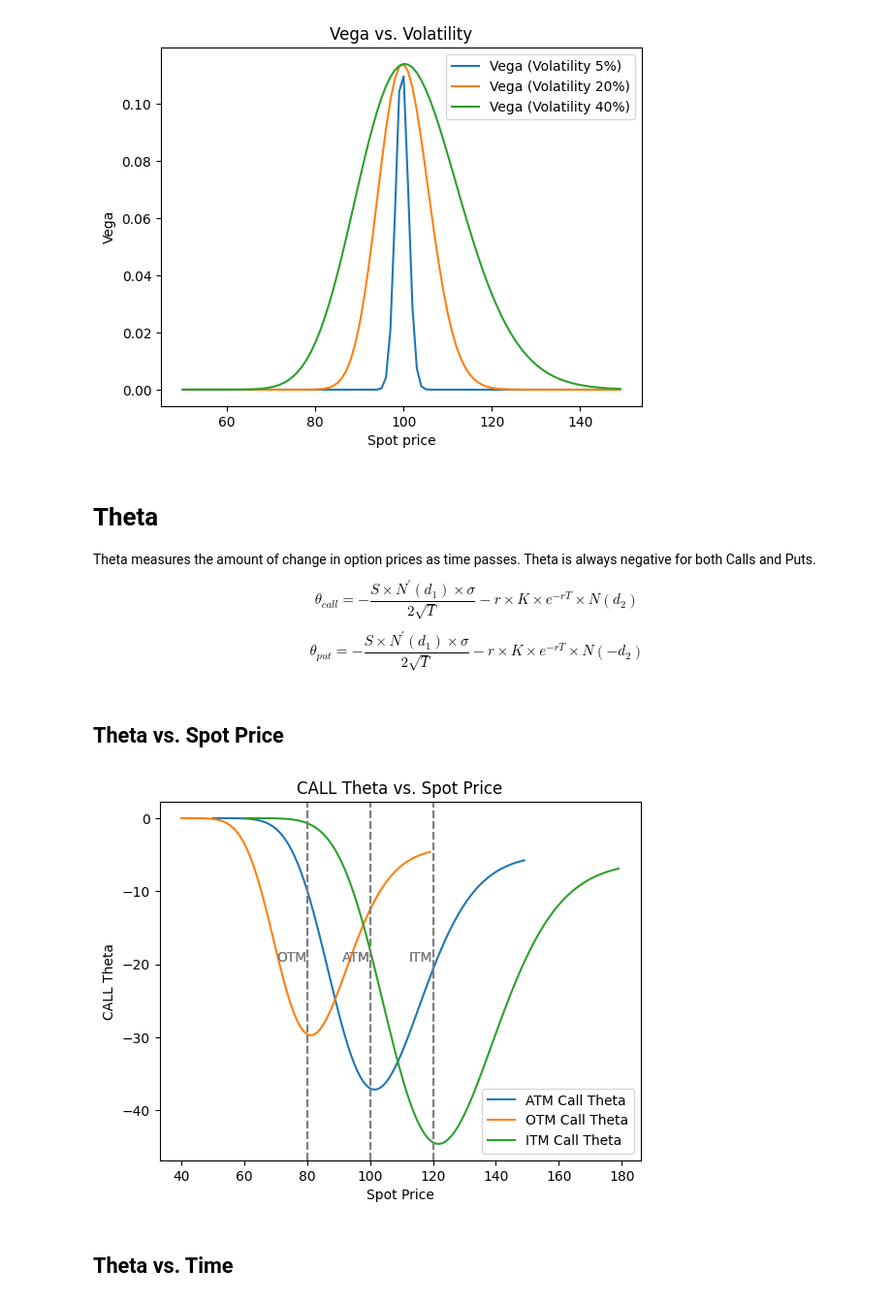
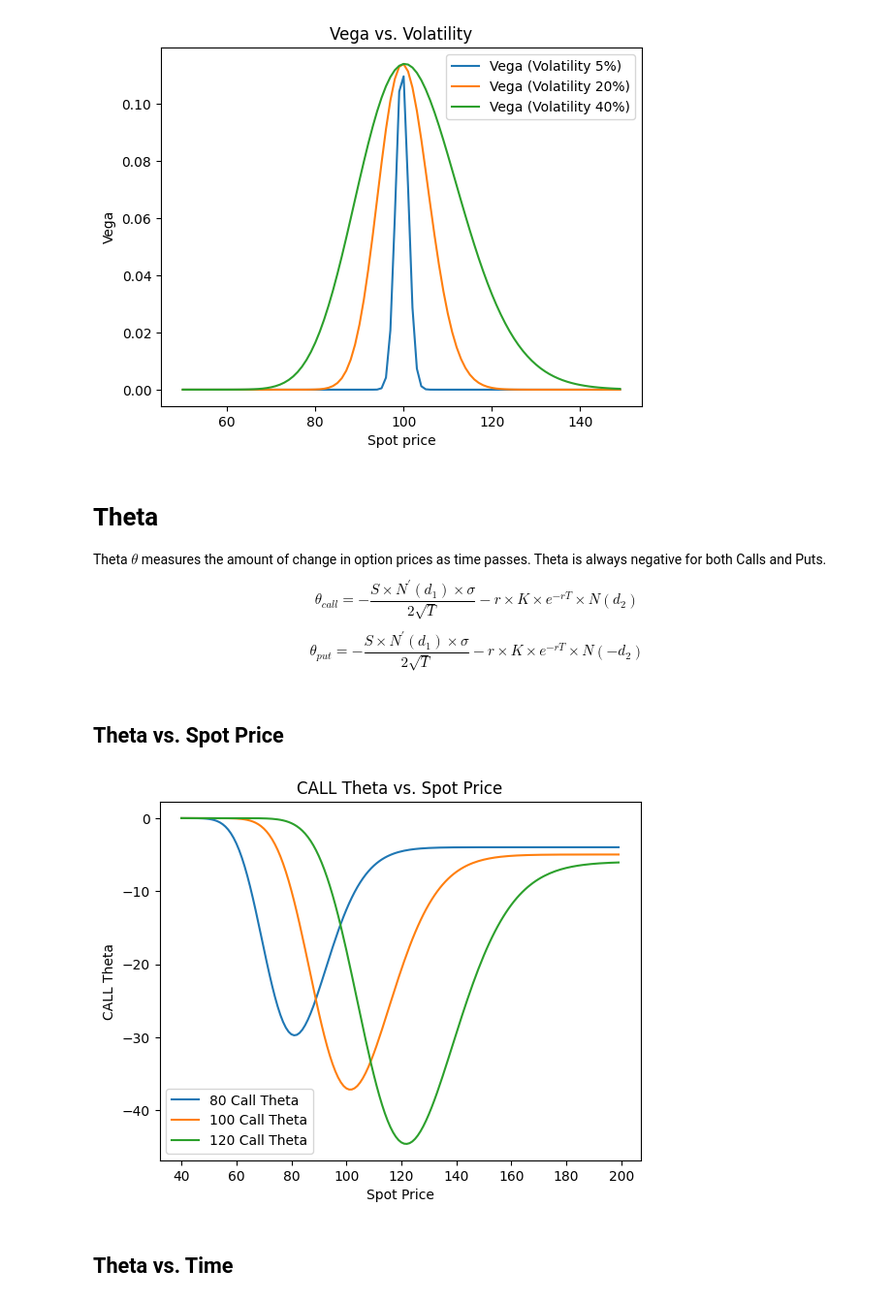
Before and after one commit to jhtkoo0426/options-analysis, a Jupyter notebook: greeks_analysis.ipynb, the cells around one changed output. Shown at 97% size. Drawn from its saved outputs; the diff is of its cells as text; code cells hidden in the pictures.

```diff
--- a/greeks_analysis.ipynb
+++ b/greeks_analysis.ipynb
@@ -307,7 +307,7 @@ vega_volatility_analysis(S, K, r, t, vol=0.4)
 [figure]
 # %% [markdown]
 # Theta
-Theta measures the amount of change in option prices as time passes. Theta is always negative for both Calls and Puts.
+Theta $\theta$ measures the amount of change in option prices as time passes. Theta is always negative for both Calls and Puts.
 $$\theta_{call}=-\frac{S\times N^{'}(d_1)\times\sigma}{2\sqrt{T}}-r\times K\times e^{-rT}\times N(d_2)$$
 
 $$\theta_{put}=-\frac{S\times N^{'}(d_1)\times\sigma}{2\sqrt{T}}-r\times K\times e^{-rT}\times N(-d_2)$$
@@ -324,31 +324,21 @@ def theta_put(S, K, r, T, sigma):
 # %% [markdown]
 ## Theta vs. Spot Price
 # %%
-def theta_spot_analysis(K, r, t, sigma, moneyness):
-    S = np.arange(K * 0.5, K * 1.5, 1)
+def theta_spot_analysis(K, r, t, sigma):
+    S = np.arange(40, 200, 1)
     calls_thetas = theta_call(S, K, r, t / 365, sigma)
 
     plt.title('CALL Theta vs. Spot Price')
-    plt.plot(S, calls_thetas, label=f'{moneyness} Call Theta')
+    plt.plot(S, calls_thetas, label=f'{K} Call Theta')
     plt.xlabel('Spot Price')
     plt.ylabel('CALL Theta')
     plt.legend()
-
-    # Add vertical dotted lines
-    plt.axvline(x=80, color='gray', linestyle='--')
-    plt.axvline(x=100, color='gray', linestyle='--')
-    plt.axvline(x=120, color='gray', linestyle='--')
-
-    # Add labels for the dotted lines
-    plt.text(80, -20, 'OTM', color='gray', verticalalignment='bottom', horizontalalignment='right')
-    plt.text(100, -20, 'ATM', color='gray', verticalalignment='bottom', horizontalalignment='right')
-    plt.text(120, -20, 'ITM', color='gray', verticalalignment='bottom', horizontalalignment='right')
 # %%
-theta_spot_analysis(K, r, t, sigma, moneyness='ATM')
-theta_spot_analysis(K-20, r, t, sigma, moneyness='OTM')
-theta_spot_analysis(K+20, r, t, sigma, moneyness='ITM')
+theta_spot_analysis(K-20, r, t, sigma)
+theta_spot_analysis(K, r, t, sigma)
+theta_spot_analysis(K+20, r, t, sigma)
 # %% [output]
-[figure, old version]
+[figure, new version]
 # %% [markdown]
 ## Theta vs. Time
 # %%
```
Also changed, not shown: parts of 16 cells of this notebook.
